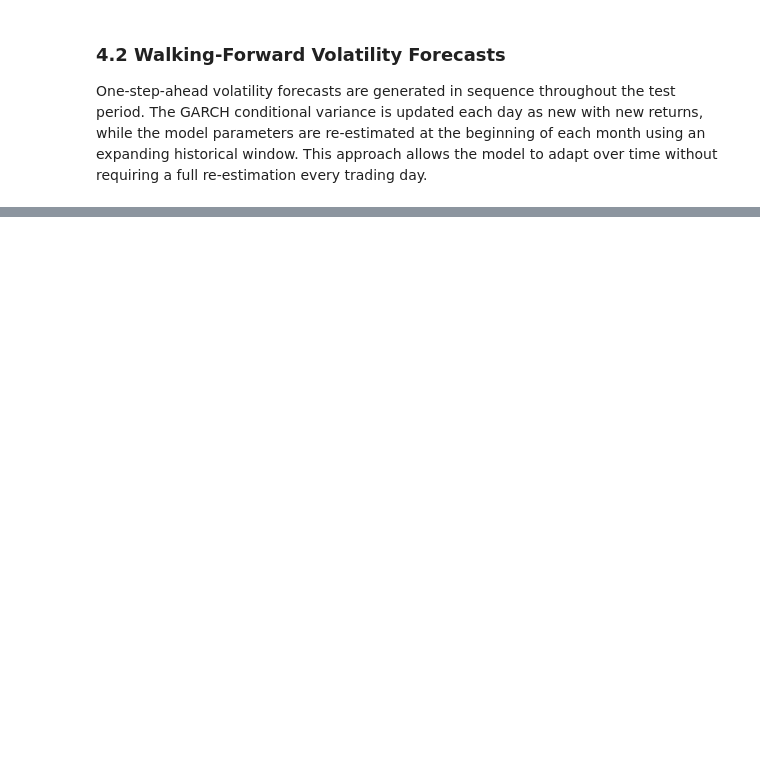
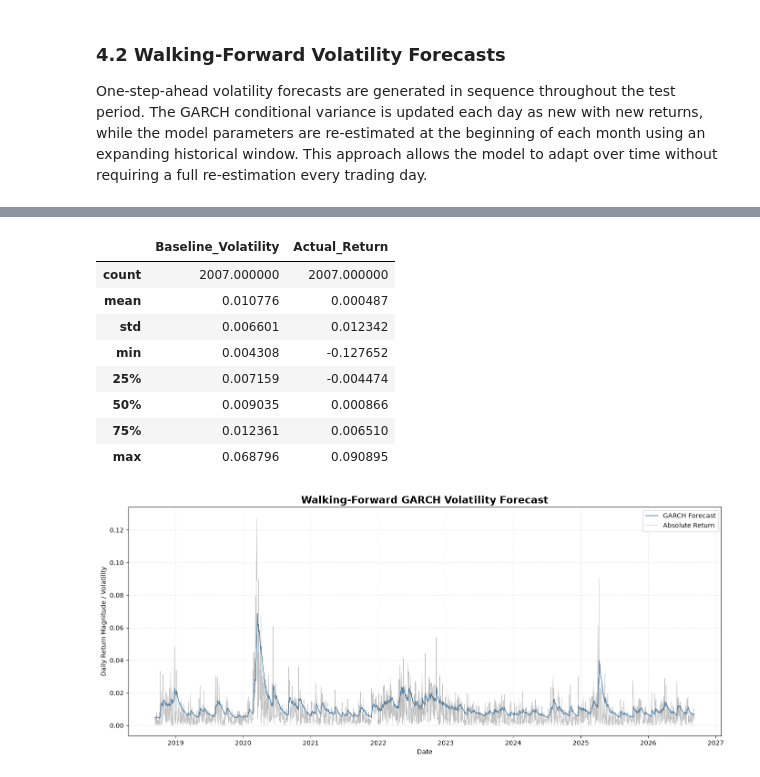
Before and after one commit to Nilsolsson010902/regime-switching-var, a Jupyter notebook: notebooks/04_Regime_Switching_GARCH.ipynb, the cells around one changed output, grey strips where cells are left out. Cells and saved outputs as stored; diff of their text form; code cells hidden in the pictures; blank space fills up the shorter version.

```diff
--- a/notebooks/04_Regime_Switching_GARCH.ipynb
+++ b/notebooks/04_Regime_Switching_GARCH.ipynb
@@ -125,0 +217,15 @@ One-step-ahead volatility forecasts are generated in sequence throughout the tes
+# %%
+baseline_forecasts = pd.DataFrame(
+    {
+        "Baseline_Volatility": baseline_vol_forecasts,
+        "Actual_Return": market_data.loc[
+            forecast_dates,
+            "Return"
+        ].values
+    },
+    index=forecast_dates
+)
+
+baseline_forecasts.index.name = "Date"
+
+display(baseline_forecasts.head())
@@ -125,0 +244,50 @@ One-step-ahead volatility forecasts are generated in sequence throughout the tes
+# %%
+display(
+    baseline_forecasts[
+        ["Baseline_Volatility", "Actual_Return"]
+    ].describe()
+)
+
+fig, ax = plt.subplots(figsize=(14, 6))
+
+ax.plot(
+    baseline_forecasts.index,
+    baseline_forecasts["Baseline_Volatility"],
+    color="steelblue",
+    linewidth=1.2,
+    label="GARCH Forecast"
+)
+
+ax.plot(
+    baseline_forecasts.index,
+    baseline_forecasts["Actual_Return"].abs(),
+    color="grey",
+    linewidth=0.7,
+    alpha=0.5,
+    label="Absolute Return"
+)
+
+ax.set_title(
+    "Walking-Forward GARCH Volatility Forecast",
+    fontsize=16,
+    fontweight="bold"
+)
+
+ax.set_xlabel("Date")
+ax.set_ylabel("Daily Return Magnitude / Volatility")
+ax.legend()
+ax.grid(True, linestyle="--", alpha=0.3)
+
+plt.tight_layout()
+plt.show()
+# %% [output]
+|  | Baseline_Volatility | Actual_Return |
+| count | 2007.000000 | 2007.000000 |
+| mean | 0.010776 | 0.000487 |
+| std | 0.006601 | 0.012342 |
+| min | 0.004308 | -0.127652 |
+| 25% | 0.007159 | -0.004474 |
+| 50% | 0.009035 | 0.000866 |
+| 75% | 0.012361 | 0.006510 |
+| max | 0.068796 | 0.090895 |
+[figure, added]
```
Also changed, not shown: parts of 37 cells of this notebook, 1 other file.
